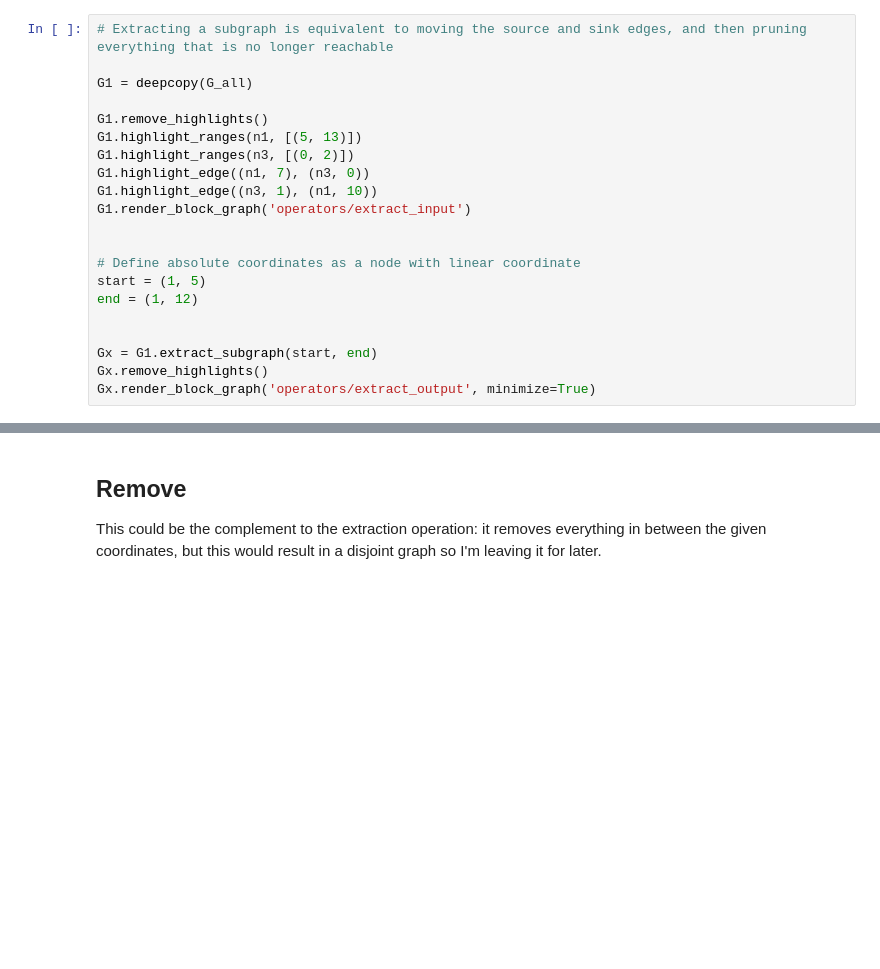
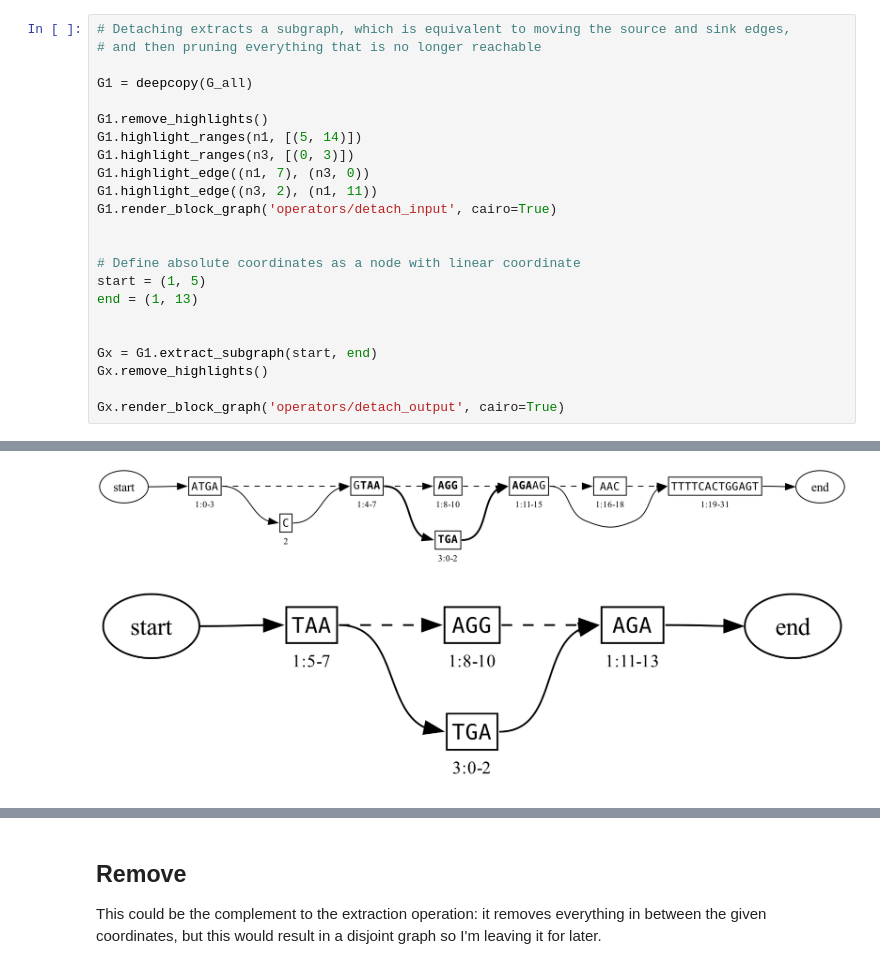
Before and after one commit to ginkgobioworks/gen, a Jupyter notebook: docs/figures/operators.ipynb, the cells around one changed output, grey strips where cells are left out. Cells and saved outputs as stored; diff of their text form; blank space fills up the shorter version.

Commit message:
detach

```diff
--- a/docs/figures/operators.ipynb
+++ b/docs/figures/operators.ipynb
@@ -36,22 +44,24 @@ G_all.render_block_graph('edited', cairo=True)
 # %%
-# Extracting a subgraph is equivalent to moving the source and sink edges, and then pruning everything that is no longer reachable
+# Detaching extracts a subgraph, which is equivalent to moving the source and sink edges,
+# and then pruning everything that is no longer reachable
 
 G1 = deepcopy(G_all)
 
 G1.remove_highlights()
-G1.highlight_ranges(n1, [(5, 13)])
-G1.highlight_ranges(n3, [(0, 2)])
+G1.highlight_ranges(n1, [(5, 14)])
+G1.highlight_ranges(n3, [(0, 3)])
 G1.highlight_edge((n1, 7), (n3, 0))
-G1.highlight_edge((n3, 1), (n1, 10))
-G1.render_block_graph('operators/extract_input')
+G1.highlight_edge((n3, 2), (n1, 11))
+G1.render_block_graph('operators/detach_input', cairo=True)
 
 
 # Define absolute coordinates as a node with linear coordinate
 start = (1, 5)
-end = (1, 12)
+end = (1, 13)
 
 
 Gx = G1.extract_subgraph(start, end)
 Gx.remove_highlights()
-Gx.render_block_graph('operators/extract_output', minimize=True)
+
+Gx.render_block_graph('operators/detach_output', cairo=True)
 # %% [output]
@@ -59,0 +68,2 @@ Gx.render_block_graph('operators/extract_output', minimize=True)
+[figure, added]
+[figure, added]
```
Also changed, not shown: parts of 7 cells of this notebook, 10 other files.
